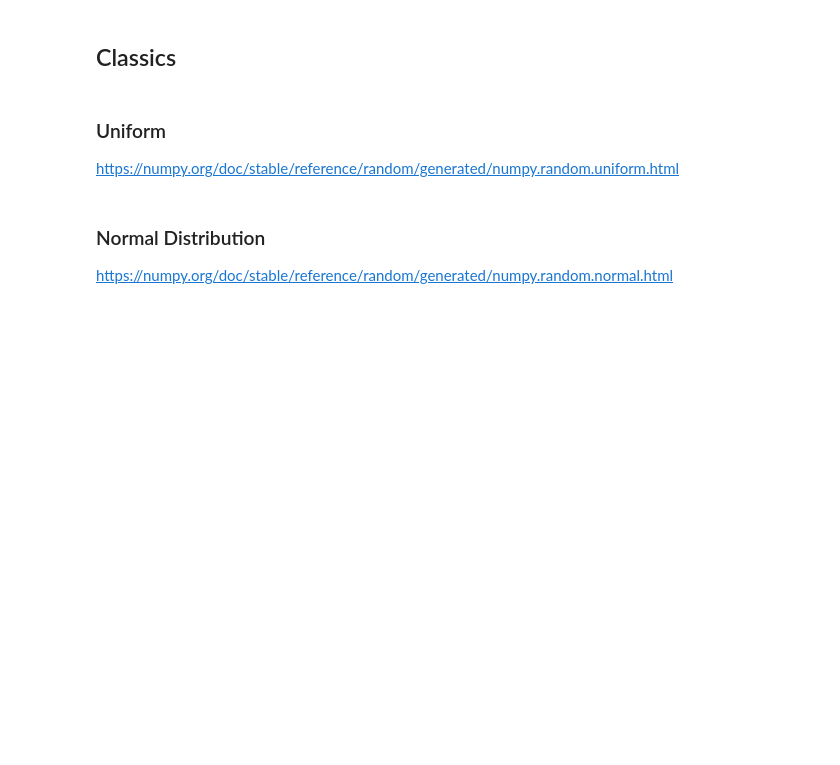
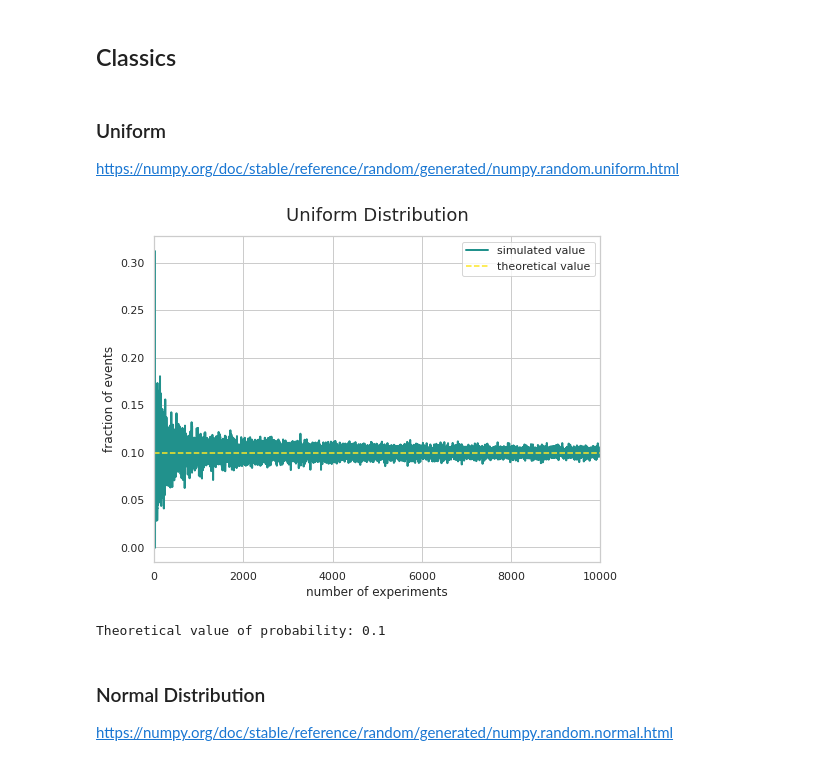
Before and after one commit to samuel-haddad/Simulations, a Jupyter notebook: distributions.ipynb, the cells around one changed output. Cells and saved outputs as stored; diff of their text form; code cells hidden in the pictures; blank space fills up the shorter version.

```diff
--- a/distributions.ipynb
+++ b/distributions.ipynb
@@ -33,6 +32,51 @@ sns.set_style("whitegrid", rc=rc)
 # %% [markdown]
 ### Uniform
 https://numpy.org/doc/stable/reference/random/generated/numpy.random.uniform.html
+# %%
+# set random number for reproducibility
+np.random.seed(123)
+
+s = np.random.uniform(0,10,10)
+
+
+# theorical value
+a=0
+for i in s:
+    if i == s[0]:
+        a +=1
+    else:
+        a +=0
+
+valor_teorico = a/len(s)
+
+
+vp = [] # list that stores the fraction of occurrences as a function of the number of nsim simulations
+vsim = [] # list that stores the number of simulations
+Nmax = 10000 # maximum number of simulations
+for nsim in np.arange(1,Nmax,1):
+    n = 0 # number of occurrences of events
+    for i in range(1,nsim):
+        position = random.randint(0,len(s)-1)
+        if(s[position] == s[0]):
+            n = n + 1
+    vp.append(n/nsim)
+    vsim.append(nsim)
+
+plt.figure(figsize=(8,6))
+plt.plot(vsim, vp, linestyle='-', color="#21918c", linewidth=2,label = 'simulated value')
+plt.axhline(y=valor_teorico, color='#fde725', linestyle='--', label = 'theoretical value')
+plt.title("Uniform Distribution")
+plt.ylabel("fraction of events")
+plt.xlabel("number of experiments")
+plt.xlim([0.0, Nmax])
+#plt.ylim([0.0, 1.0])
+plt.legend()
+plt.show(True)
+
+print('Theoretical value of probability:', valor_teorico)
+# %% [output]
+[figure, added]
+Theoretical value of probability: 0.1
 # %% [markdown]
 ### Normal Distribution
 https://numpy.org/doc/stable/reference/random/generated/numpy.random.normal.html
```
Also changed, not shown: parts of 2 cells of this notebook.
